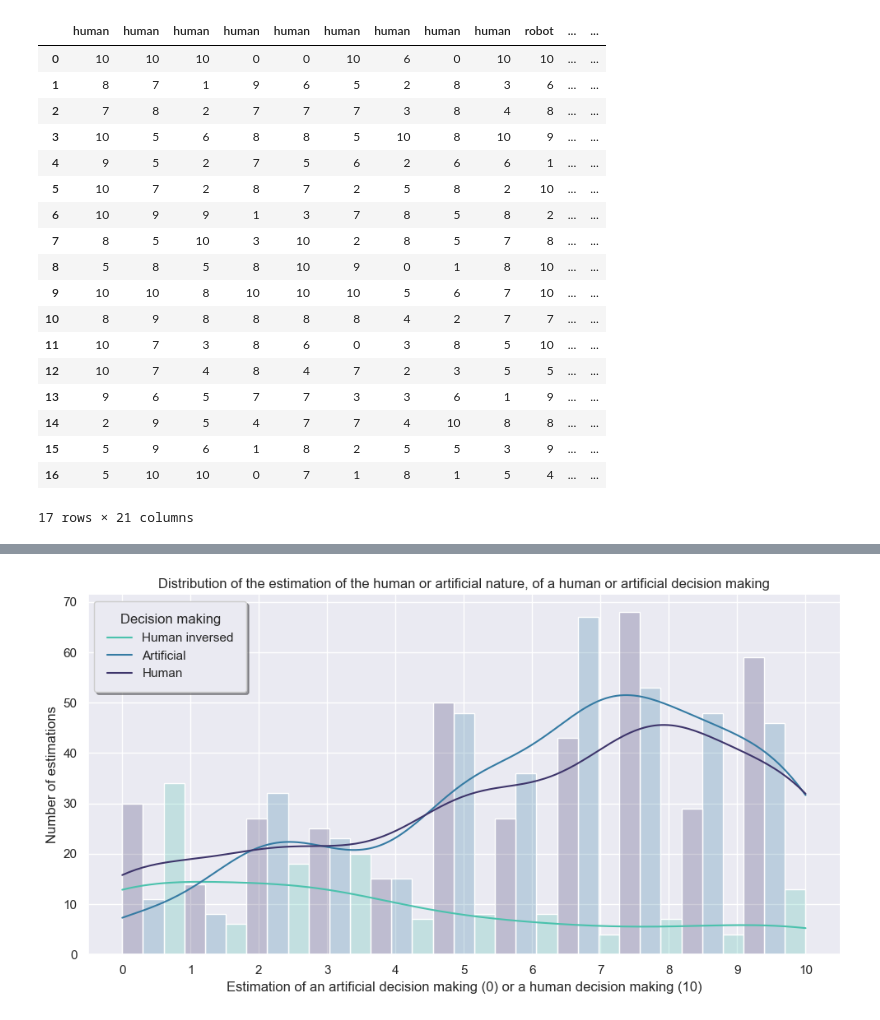
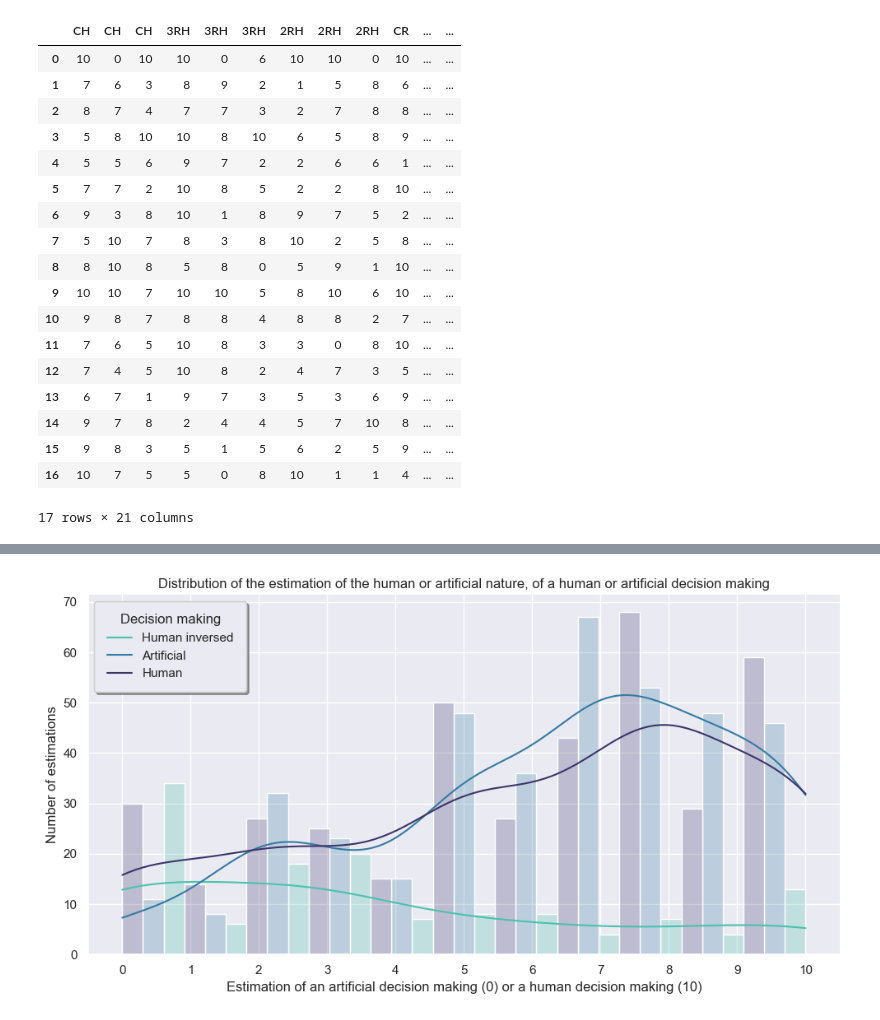
Before and after one commit to SandraVict0r/Morale-XGB-model, a Jupyter notebook: turing.ipynb, the cells around one changed output, grey strips where cells are left out. Cells and saved outputs as stored; diff of their text form; code cells hidden in the pictures.

```diff
--- a/turing.ipynb
+++ b/turing.ipynb
@@ -28,8 +32,15 @@ def turing_data(df, indexf):
                     inplace=True,
                     errors='raise')
 
-    index = sorted(indexf.items(), key=lambda t: t[1] == "robot")
-    index = sorted(index, key=lambda t: t[1] == "inversed")
+    index = sorted(indexf.items(), key=lambda t: t[1] == "CH")
+    index = sorted(index, key=lambda t: t[1] == "3RH")
+    index = sorted(index, key=lambda t: t[1] == "2RH")
+    index = sorted(index, key=lambda t: t[1] == "CR")
+    index = sorted(index, key=lambda t: t[1] == "3RR")
+    index = sorted(index, key=lambda t: t[1] == "2RR")
+    index = sorted(index, key=lambda t: t[1] == "CI")
+
+
     columns = np.array([])
     for i in range(21) :
         columns = np.append(columns, int(index[i][0]))
@@ -120,46 +143,46 @@ dataf2
 15 rows × 21 columns
 # %%
 dataf3 = pd.read_csv("form3.csv", sep=";", encoding='latin-1')
-indexf3={0 : "human",
-       1 : "inversed",
-       2 : "human",
-       3 : "robot",
-       4 : "robot",
-       5 : "human",
-       6 : "robot",
-       7 : "robot",
-       8 : "human",
-       9 : "human",
-       10 : "human",
-       11 : "inversed",
-       12 : "robot",
-       13 : "robot",
-       14 : "human",
-       15 : "inversed",
-       16 : "robot",
-       17 : "robot",
-       18 : "robot",
-       19 : "human",
-       20 : "human"}
+indexf3={0 : "3RH",
+       1 : "CI",
+       2 : "CH",
+       3 : "CR",
+       4 : "3RR",
+       5 : "2RH",
+       6 : "2RR",
+       7 : "CR",
+       8 : "3RH",
+       9 : "CH",
+       10 : "2RH",
+       11 : "CI",
+       12 : "2RR",
+       13 : "3RR",
+       14 : "3RH",
+       15 : "CI",
+       16 : "3RR",
+       17 : "CR",
+       18 : "2RR",
+       19 : "2RH",
+       20 : "CH"}
 dataf3 = turing_data(dataf3, indexf3)
 dataf3
 # %% [output]
-|  | human | human | human | human | human | human | human | human | human | robot | ... | ... |
-| 0 | 10 | 10 | 10 | 0 | 0 | 10 | 6 | 0 | 10 | 10 | ... | ... |
-| 1 | 8 | 7 | 1 | 9 | 6 | 5 | 2 | 8 | 3 | 6 | ... | ... |
-| 2 | 7 | 8 | 2 | 7 | 7 | 7 | 3 | 8 | 4 | 8 | ... | ... |
-| 3 | 10 | 5 | 6 | 8 | 8 | 5 | 10 | 8 | 10 | 9 | ... | ... |
-| 4 | 9 | 5 | 2 | 7 | 5 | 6 | 2 | 6 | 6 | 1 | ... | ... |
-| 5 | 10 | 7 | 2 | 8 | 7 | 2 | 5 | 8 | 2 | 10 | ... | ... |
-| 6 | 10 | 9 | 9 | 1 | 3 | 7 | 8 | 5 | 8 | 2 | ... | ... |
-| 7 | 8 | 5 | 10 | 3 | 10 | 2 | 8 | 5 | 7 | 8 | ... | ... |
-| 8 | 5 | 8 | 5 | 8 | 10 | 9 | 0 | 1 | 8 | 10 | ... | ... |
-| 9 | 10 | 10 | 8 | 10 | 10 | 10 | 5 | 6 | 7 | 10 | ... | ... |
-| 10 | 8 | 9 | 8 | 8 | 8 | 8 | 4 | 2 | 7 | 7 | ... | ... |
-| 11 | 10 | 7 | 3 | 8 | 6 | 0 | 3 | 8 | 5 | 10 | ... | ... |
-| 12 | 10 | 7 | 4 | 8 | 4 | 7 | 2 | 3 | 5 | 5 | ... | ... |
-| 13 | 9 | 6 | 5 | 7 | 7 | 3 | 3 | 6 | 1 | 9 | ... | ... |
-| 14 | 2 | 9 | 5 | 4 | 7 | 7 | 4 | 10 | 8 | 8 | ... | ... |
-| 15 | 5 | 9 | 6 | 1 | 8 | 2 | 5 | 5 | 3 | 9 | ... | ... |
-| 16 | 5 | 10 | 10 | 0 | 7 | 1 | 8 | 1 | 5 | 4 | ... | ... |
+|  | CH | CH | CH | 3RH | 3RH | 3RH | 2RH | 2RH | 2RH | CR | ... | ... |
+| 0 | 10 | 0 | 10 | 10 | 0 | 6 | 10 | 10 | 0 | 10 | ... | ... |
+| 1 | 7 | 6 | 3 | 8 | 9 | 2 | 1 | 5 | 8 | 6 | ... | ... |
+| 2 | 8 | 7 | 4 | 7 | 7 | 3 | 2 | 7 | 8 | 8 | ... | ... |
+| 3 | 5 | 8 | 10 | 10 | 8 | 10 | 6 | 5 | 8 | 9 | ... | ... |
+| 4 | 5 | 5 | 6 | 9 | 7 | 2 | 2 | 6 | 6 | 1 | ... | ... |
+| 5 | 7 | 7 | 2 | 10 | 8 | 5 | 2 | 2 | 8 | 10 | ... | ... |
+| 6 | 9 | 3 | 8 | 10 | 1 | 8 | 9 | 7 | 5 | 2 | ... | ... |
+| 7 | 5 | 10 | 7 | 8 | 3 | 8 | 10 | 2 | 5 | 8 | ... | ... |
+| 8 | 8 | 10 | 8 | 5 | 8 | 0 | 5 | 9 | 1 | 10 | ... | ... |
+| 9 | 10 | 10 | 7 | 10 | 10 | 5 | 8 | 10 | 6 | 10 | ... | ... |
+| 10 | 9 | 8 | 7 | 8 | 8 | 4 | 8 | 8 | 2 | 7 | ... | ... |
+| 11 | 7 | 6 | 5 | 10 | 8 | 3 | 3 | 0 | 8 | 10 | ... | ... |
+| 12 | 7 | 4 | 5 | 10 | 8 | 2 | 4 | 7 | 3 | 5 | ... | ... |
+| 13 | 6 | 7 | 1 | 9 | 7 | 3 | 5 | 3 | 6 | 9 | ... | ... |
+| 14 | 9 | 7 | 8 | 2 | 4 | 4 | 5 | 7 | 10 | 8 | ... | ... |
+| 15 | 9 | 8 | 3 | 5 | 1 | 5 | 6 | 2 | 5 | 9 | ... | ... |
+| 16 | 10 | 7 | 5 | 5 | 0 | 8 | 10 | 1 | 1 | 4 | ... | ... |
 17 rows × 21 columns
```
Also changed, not shown: parts of 12 cells of this notebook.
